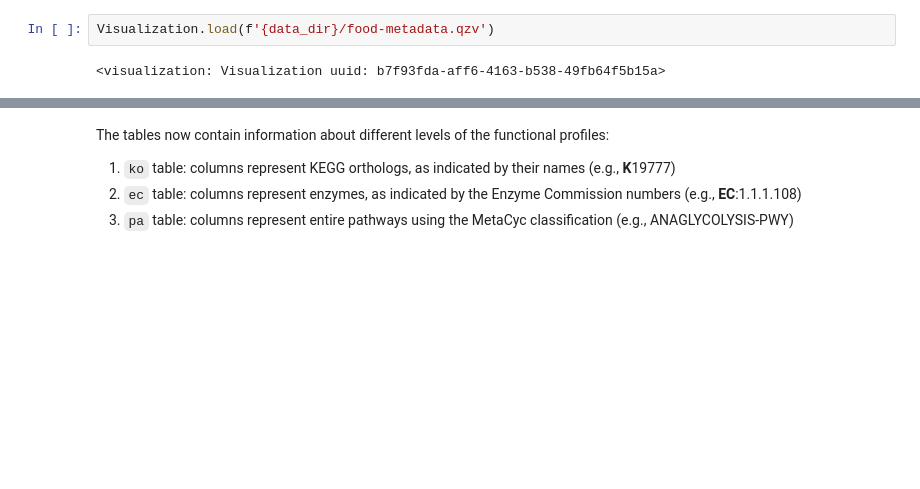
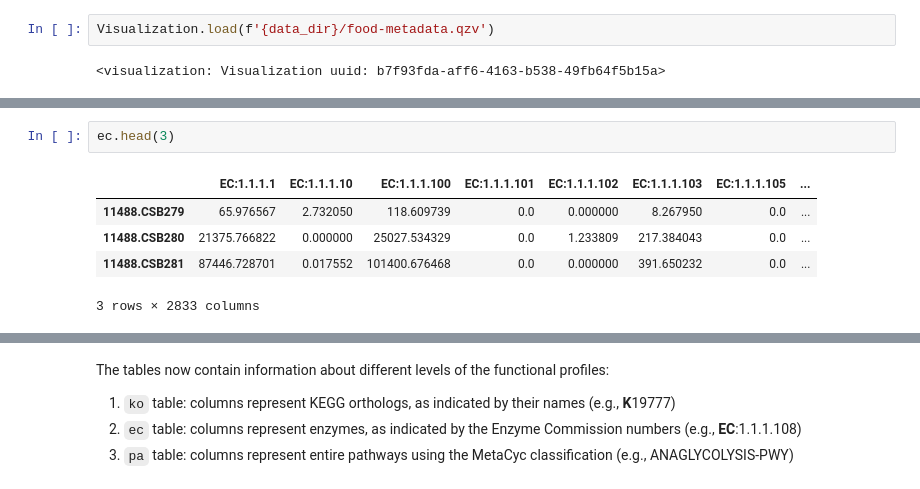
Before and after one commit to besutter1/Cheez-Eyez, a Jupyter notebook: metagenomics.ipynb, the cells around one changed output, grey strips where cells are left out. Cells and saved outputs as stored; diff of their text form; blank space fills up the shorter version.

```diff
--- a/metagenomics.ipynb
+++ b/metagenomics.ipynb
@@ -86,0 +90,8 @@ pa = q2.Artifact.load(f'{data_dir}/picrust2_results/pathway_abundance.qza').view
+# %%
+ec.head(3)
+# %% [output]
+|  | EC:1.1.1.1 | EC:1.1.1.10 | EC:1.1.1.100 | EC:1.1.1.101 | EC:1.1.1.102 | EC:1.1.1.103 | EC:1.1.1.105 | ... |
+| 11488.CSB279 | 65.976567 | 2.732050 | 118.609739 | 0.0 | 0.000000 | 8.267950 | 0.0 | ... |
+| 11488.CSB280 | 21375.766822 | 0.000000 | 25027.534329 | 0.0 | 1.233809 | 217.384043 | 0.0 | ... |
+| 11488.CSB281 | 87446.728701 | 0.017552 | 101400.676468 | 0.0 | 0.000000 | 391.650232 | 0.0 | ... |
+3 rows × 2833 columns
```
Also changed, not shown: parts of 10 cells of this notebook.
